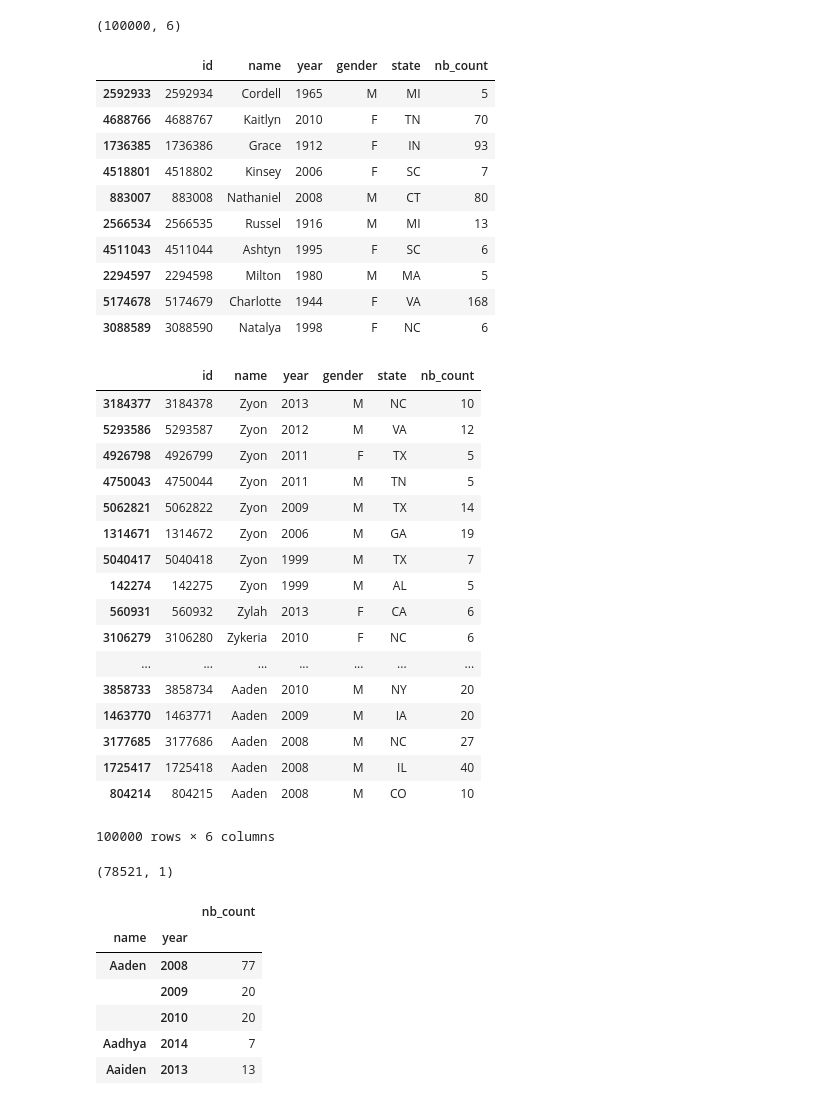
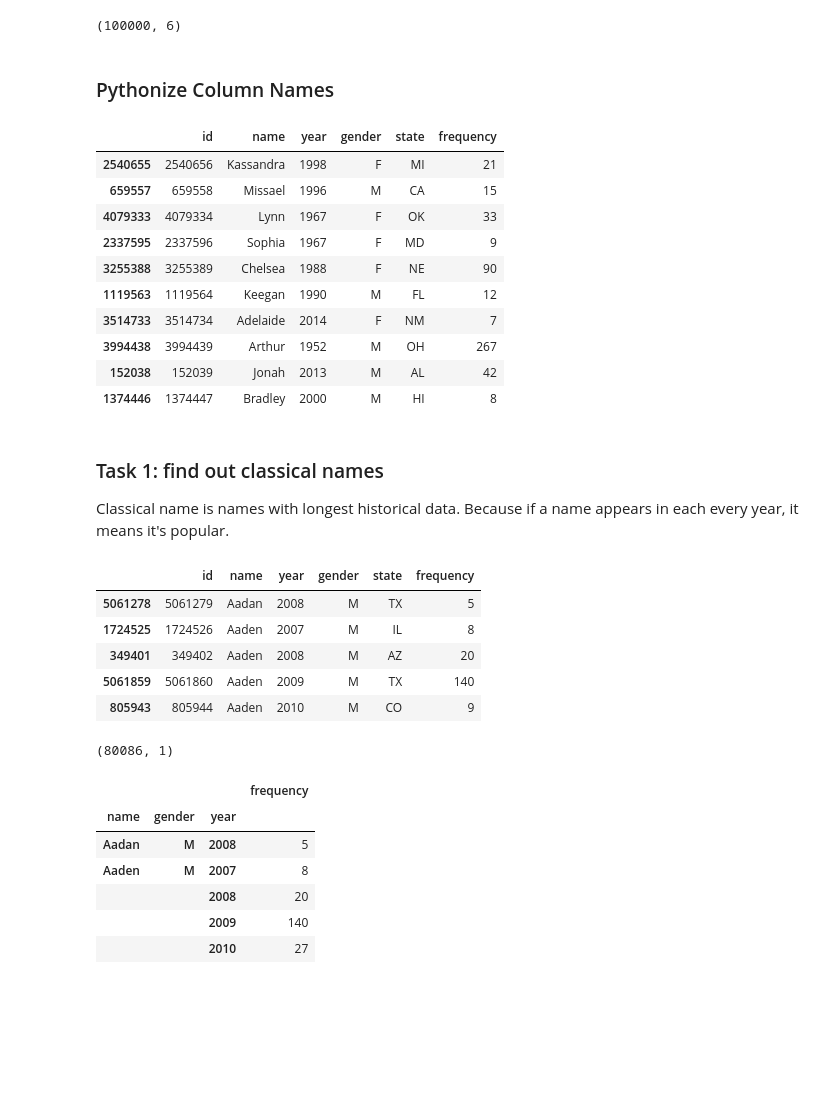
Before and after one commit to tianyu-tristan/babynames, a Jupyter notebook: src/EDA.ipynb, the cells around one changed output. Drawn from its saved outputs; the diff is of its cells as text; code cells hidden in the pictures; blank space fills up the shorter version.

```diff
--- a/src/EDA.ipynb
+++ b/src/EDA.ipynb
@@ -18,60 +24,54 @@ raw_nat_sample = raw_national.sample(n=100000)
 raw_nat_sample.shape
 # %% [output]
 (100000, 6)
+# %% [markdown]
+### Pythonize Column Names
 # %%
 # take a look
-raw_nat_sample.columns = map(lambda x : x.lower().replace(' ','_').replace('count','nb_count'),raw_nat_sample.columns)
+raw_nat_sample.columns = map(lambda x : x.lower().replace(' ','_').replace('count','frequency'),raw_nat_sample.columns)
 raw_nat_sample.head(10)
 # %% [output]
-|  | id | name | year | gender | state | nb_count |
-| 2592933 | 2592934 | Cordell | 1965 | M | MI | 5 |
-| 4688766 | 4688767 | Kaitlyn | 2010 | F | TN | 70 |
-| 1736385 | 1736386 | Grace | 1912 | F | IN | 93 |
-| 4518801 | 4518802 | Kinsey | 2006 | F | SC | 7 |
-| 883007 | 883008 | Nathaniel | 2008 | M | CT | 80 |
-| 2566534 | 2566535 | Russel | 1916 | M | MI | 13 |
-| 4511043 | 4511044 | Ashtyn | 1995 | F | SC | 6 |
-| 2294597 | 2294598 | Milton | 1980 | M | MA | 5 |
-| 5174678 | 5174679 | Charlotte | 1944 | F | VA | 168 |
-| 3088589 | 3088590 | Natalya | 1998 | F | NC | 6 |
+|  | id | name | year | gender | state | frequency |
+| 2540655 | 2540656 | Kassandra | 1998 | F | MI | 21 |
+| 659557 | 659558 | Missael | 1996 | M | CA | 15 |
+| 4079333 | 4079334 | Lynn | 1967 | F | OK | 33 |
+| 2337595 | 2337596 | Sophia | 1967 | F | MD | 9 |
+| 3255388 | 3255389 | Chelsea | 1988 | F | NE | 90 |
+| 1119563 | 1119564 | Keegan | 1990 | M | FL | 12 |
+| 3514733 | 3514734 | Adelaide | 2014 | F | NM | 7 |
+| 3994438 | 3994439 | Arthur | 1952 | M | OH | 267 |
+| 152038 | 152039 | Jonah | 2013 | M | AL | 42 |
+| 1374446 | 1374447 | Bradley | 2000 | M | HI | 8 |
+# %% [markdown]
+### Task 1: find out classical names
+
+Classical name is names with longest historical data. Because if a name appears in each every year, it means it's popular.
 # %%
-raw_nat_sample.sort_values(by=['name','year','state','nb_count'],ascending=False)
+raw_nat_sample.sort_values(by=['name','year','state','frequency'],ascending=True).head()
 # %% [output]
-|  | id | name | year | gender | state | nb_count |
-| 3184377 | 3184378 | Zyon | 2013 | M | NC | 10 |
-| 5293586 | 5293587 | Zyon | 2012 | M | VA | 12 |
-| 4926798 | 4926799 | Zyon | 2011 | F | TX | 5 |
-| 4750043 | 4750044 | Zyon | 2011 | M | TN | 5 |
-| 5062821 | 5062822 | Zyon | 2009 | M | TX | 14 |
-| 1314671 | 1314672 | Zyon | 2006 | M | GA | 19 |
-| 5040417 | 5040418 | Zyon | 1999 | M | TX | 7 |
-| 142274 | 142275 | Zyon | 1999 | M | AL | 5 |
-| 560931 | 560932 | Zylah | 2013 | F | CA | 6 |
-| 3106279 | 3106280 | Zykeria | 2010 | F | NC | 6 |
-| ... | ... | ... | ... | ... | ... | ... |
-| 3858733 | 3858734 | Aaden | 2010 | M | NY | 20 |
-| 1463770 | 1463771 | Aaden | 2009 | M | IA | 20 |
-| 3177685 | 3177686 | Aaden | 2008 | M | NC | 27 |
-| 1725417 | 1725418 | Aaden | 2008 | M | IL | 40 |
-| 804214 | 804215 | Aaden | 2008 | M | CO | 10 |
+|  | id | name | year | gender | state | frequency |
+| 5061278 | 5061279 | Aadan | 2008 | M | TX | 5 |
+| 1724525 | 1724526 | Aaden | 2007 | M | IL | 8 |
+| 349401 | 349402 | Aaden | 2008 | M | AZ | 20 |
+| 5061859 | 5061860 | Aaden | 2009 | M | TX | 140 |
+| 805943 | 805944 | Aaden | 2010 | M | CO | 9 |
-100000 rows × 6 columns
 # %%
 # prepare unique (name, year, count) and aggregate different state, drop column['id']
 
 from IPython.display import display
 
-name_year_count = raw_nat_sample.groupby(['name','year']).sum().drop(['id'],axis=1)
+name_year_count = raw_nat_sample.drop(['id'],axis=1).groupby(['name','gender','year']).sum()
 print(name_year_count.shape)
 name_year_count.head()
 # %% [output]
-(78521, 1)
+(80086, 1)
-|  |  | nb_count |
-| name | year |  |
-| Aaden | 2008 | 77 |
-|  | 2009 | 20 |
-|  | 2010 | 20 |
-| Aadhya | 2014 | 7 |
-| Aaiden | 2013 | 13 |
+|  |  |  | frequency |
+| name | gender | year |  |
+| Aadan | M | 2008 | 5 |
+| Aaden | M | 2007 | 8 |
+|  |  | 2008 | 20 |
+|  |  | 2009 | 140 |
+|  |  | 2010 | 27 |
 # %%
 # reset index to transform multi-index into columns
 name_year_count.reset_index(inplace=True)
```
Also changed, not shown: parts of 22 cells of this notebook, 1 other file.
